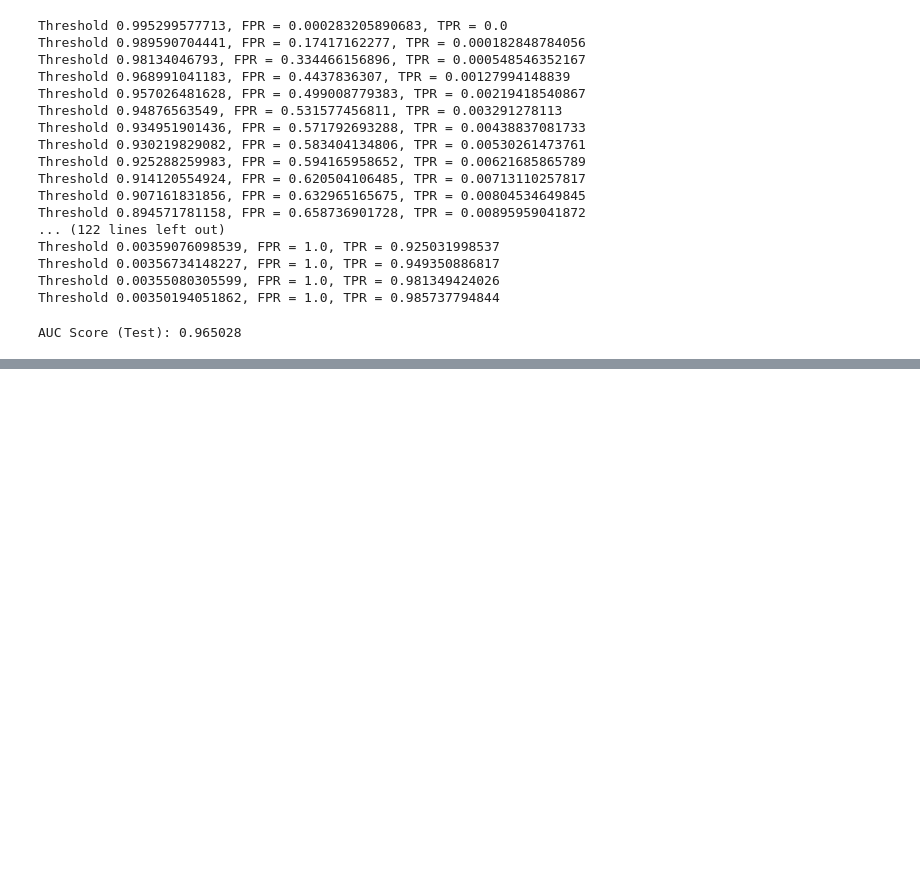
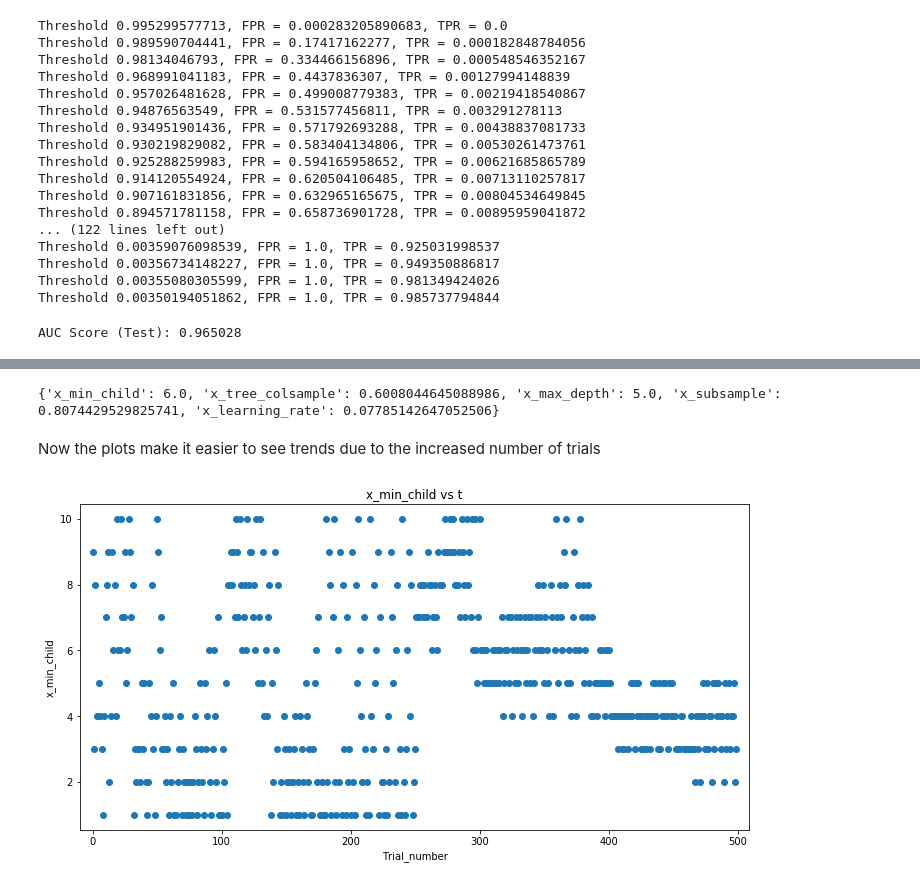
Before and after one commit to dtamayo/MLstability, a Jupyter notebook: Analysis/Experimenting _with_HyperOpt.ipynb, the cells around one changed output, grey strips where cells are left out. Saved outputs shown, nothing was run; the diff lists cells and outputs as text; code cells hidden in the pictures; blank space fills up the shorter version.

Commit message:
Update on MCMC and determining distribution times

```diff
--- a/Analysis/Experimenting _with_HyperOpt.ipynb
+++ b/Analysis/Experimenting _with_HyperOpt.ipynb
@@ -353,18 +458,18 @@ exp = [val["misc"]["vals"]["x_min_child"] for val in trials3_more]
 # %% [output]
 [{'refresh_time': datetime.datetime(2017, 5, 24, 16, 53, 44, 2000), 'book_time': datetime.datetime(2017, 5, 24, 16, 53, 41, 155000), 'misc': {'tid': 0, 'idxs': {'x_min_child': [0], 'x_tree_colsample': ...
 # %%
-def plot_vals (name):
+def plot_vals (name, trials):
     f = plt.figure(figsize = (12,6))
     ax = f.add_subplot(111)
-    time_vals = [t['tid'] for t in trials3_more.trials]
-    min_child_weight = [val["misc"]["vals"][name] for val in trials3_more]
+    time_vals = [t['tid'] for t in trials.trials]
+    min_child_weight = [val["misc"]["vals"][name] for val in trials]
     ax.set_xlim(time_vals[0]-10, time_vals[-1]+10)
     ax.scatter(time_vals, min_child_weight)
     ax.set_title('%s vs t' % name)
     ax.set_xlabel('Trial_number')
     ax.set_ylabel(name)
     plt.show()
-plot_vals("x_min_child")
+plot_vals("x_min_child", trials3_more)
 # %% [output]
 [figure]
 # %% [markdown]
@@ -516,3 +622,7 @@ ax.set_title('Precision Recall curve')
 print "AUC Score (Test): %f" % average_precision_score(testY, preds)
 # %% [output]
 AUC Score (Test): 0.965028
+# %%
+#Try again with 100 trials
+trials3_even_more = Trials()
+best3_even_more = fmin(fn=objective3, space = space3, algo = tpe.suggest, max_evals = 500, trials = trials3_even_more)
@@ -518,0 +647,10 @@ AUC Score (Test): 0.965028
+# %%
+print best3_even_more
+# %% [output]
+{'x_min_child': 6.0, 'x_tree_colsample': 0.6008044645088986, 'x_max_depth': 5.0, 'x_subsample': 0.8074429529825741, 'x_learning_rate': 0.07785142647052506}
+# %% [markdown]
+Now the plots make it easier to see trends due to the increased number of trials
+# %%
+plot_vals("x_min_child", trials3_even_more)
+# %% [output]
+[figure, added]
```
Also changed, not shown: parts of 47 cells of this notebook, 2 other files.
